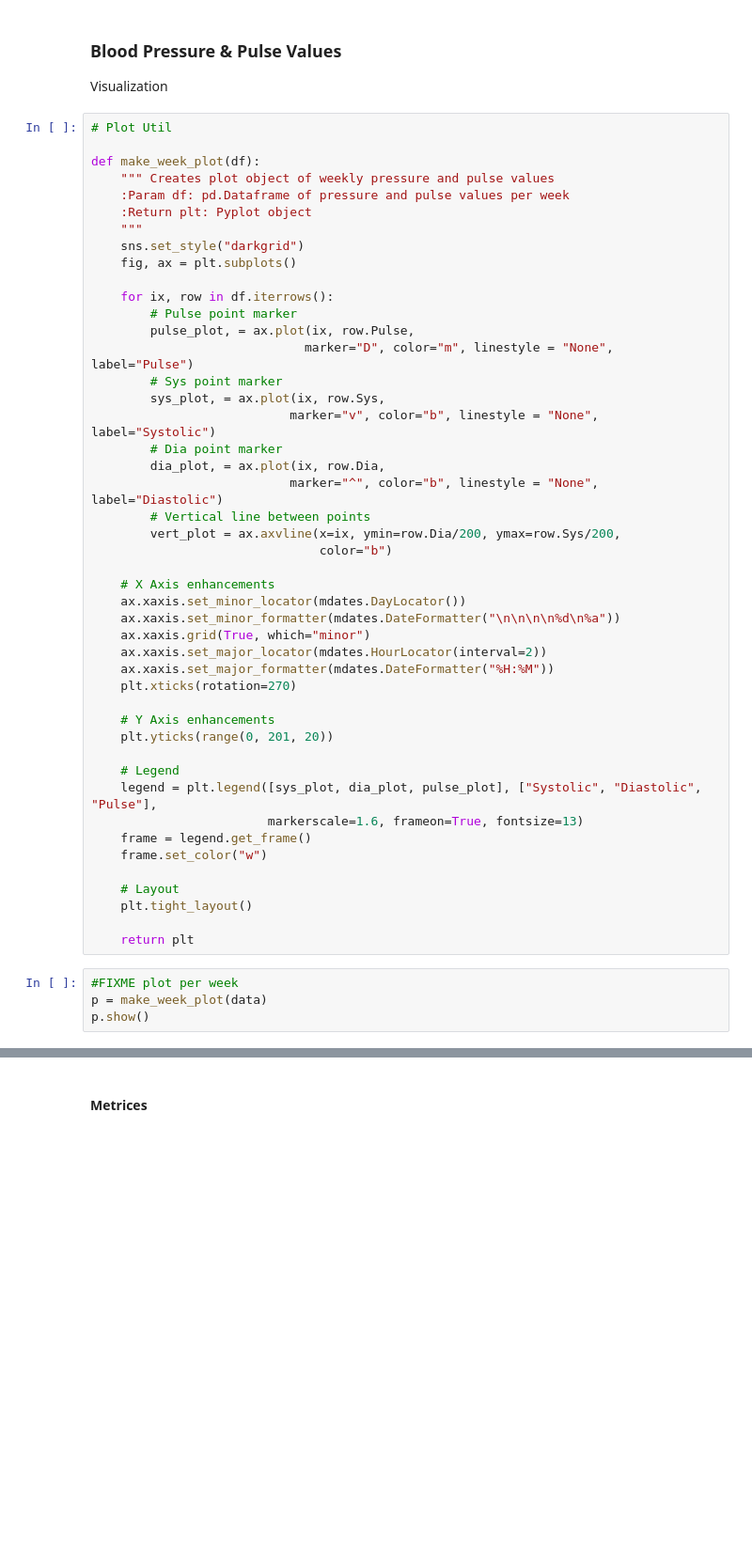
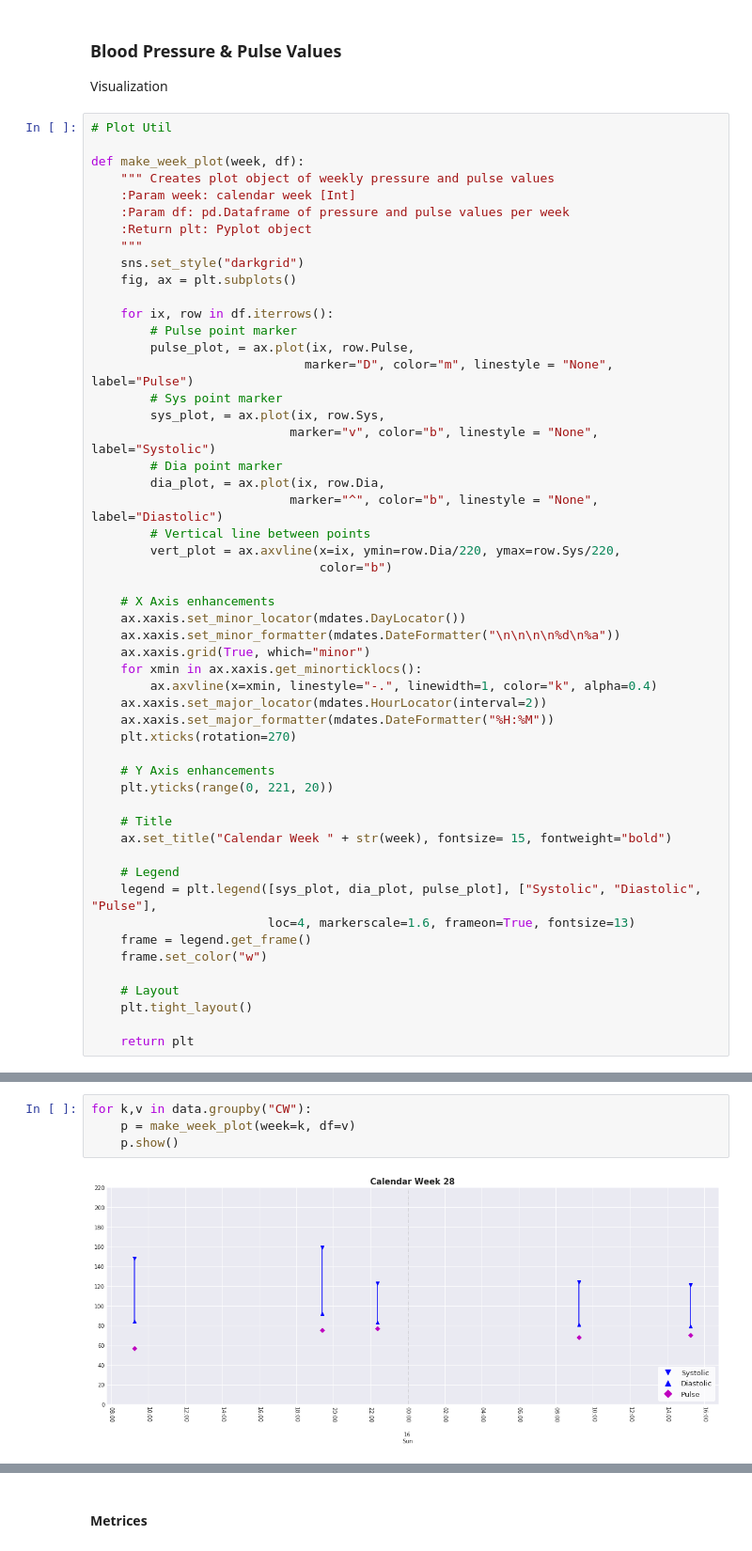
Before and after one commit to datadonK23/pyData-Projects, a Jupyter notebook: BloodPressureDash/blood_pressure_dash/Dashboard.ipynb, the cells around one changed output, grey strips where cells are left out. Shown: that part at 94% size. Saved outputs shown, nothing was run; the diff lists cells and outputs as text; blank space fills up the shorter version.

```diff
--- a/BloodPressureDash/blood_pressure_dash/Dashboard.ipynb
+++ b/BloodPressureDash/blood_pressure_dash/Dashboard.ipynb
@@ -34,8 +40,9 @@ Visualization
 # %%
 # Plot Util
 
-def make_week_plot(df):
+def make_week_plot(week, df):
     """ Creates plot object of weekly pressure and pulse values
+    :Param week: calendar week [Int]
     :Param df: pd.Dataframe of pressure and pulse values per week
     :Return plt: Pyplot object
     """
@@ -53,23 +60,28 @@ def make_week_plot(df):
         dia_plot, = ax.plot(ix, row.Dia,
                            marker="^", color="b", linestyle = "None", label="Diastolic")
         # Vertical line between points
-        vert_plot = ax.axvline(x=ix, ymin=row.Dia/200, ymax=row.Sys/200,
+        vert_plot = ax.axvline(x=ix, ymin=row.Dia/220, ymax=row.Sys/220,
                                color="b")
 
     # X Axis enhancements
     ax.xaxis.set_minor_locator(mdates.DayLocator())
     ax.xaxis.set_minor_formatter(mdates.DateFormatter("\n\n\n\n%d\n%a"))
     ax.xaxis.grid(True, which="minor")
+    for xmin in ax.xaxis.get_minorticklocs():
+        ax.axvline(x=xmin, linestyle="-.", linewidth=1, color="k", alpha=0.4)
     ax.xaxis.set_major_locator(mdates.HourLocator(interval=2))
     ax.xaxis.set_major_formatter(mdates.DateFormatter("%H:%M"))
     plt.xticks(rotation=270)
 
     # Y Axis enhancements
-    plt.yticks(range(0, 201, 20))
+    plt.yticks(range(0, 221, 20))
+
+    # Title
+    ax.set_title("Calendar Week " + str(week), fontsize= 15, fontweight="bold")
 
     # Legend
     legend = plt.legend([sys_plot, dia_plot, pulse_plot], ["Systolic", "Diastolic", "Pulse"],
-                        markerscale=1.6, frameon=True, fontsize=13)
+                        loc=4, markerscale=1.6, frameon=True, fontsize=13)
     frame = legend.get_frame()
     frame.set_color("w")
 
@@ -77,7 +89,3 @@ def make_week_plot(df):
     plt.tight_layout()
 
     return plt
-# %%
-#FIXME plot per week
-p = make_week_plot(data)
-p.show()
@@ -85,0 +92,6 @@ p.show()
+# %%
+for k,v in data.groupby("CW"):
+    p = make_week_plot(week=k, df=v)
+    p.show()
+# %% [output]
+[figure, added]
```
Also changed, not shown: parts of 10 cells of this notebook, 6 other files.
